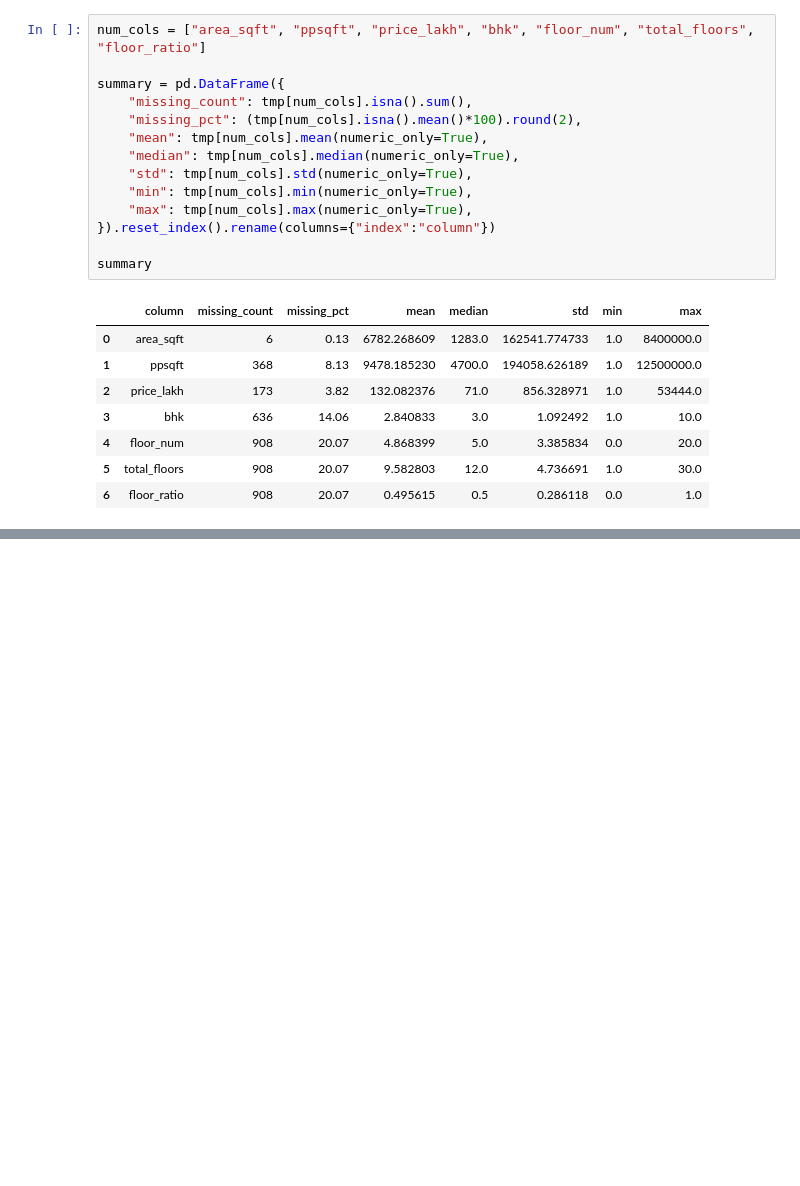
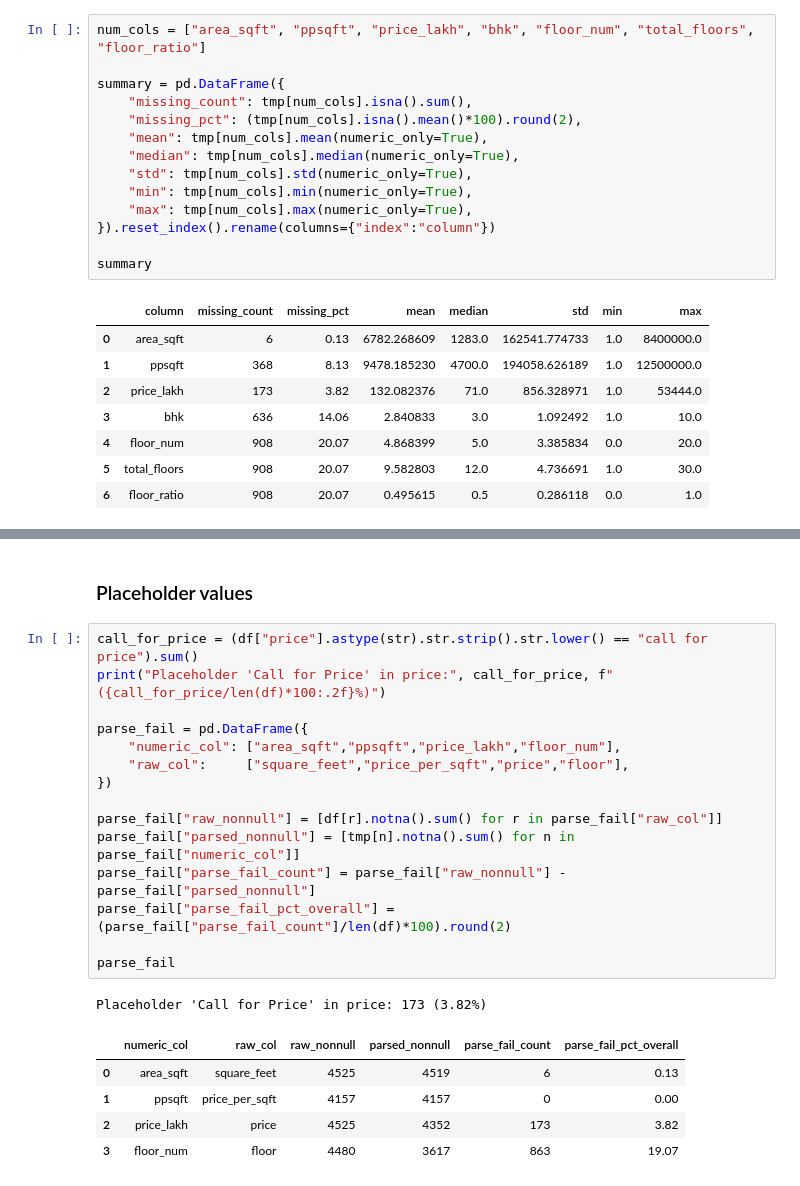
Before and after one commit to DanielNguyen-05/Analysis_Dataset, a Jupyter notebook: notebooks/01_data_exploration.ipynb, the cells around one changed output, grey strips where cells are left out. Drawn from its saved outputs; the diff is of its cells as text; blank space fills up the shorter version.

```diff
--- a/notebooks/01_data_exploration.ipynb
+++ b/notebooks/01_data_exploration.ipynb
@@ -470,0 +701,24 @@ plt.show()
+# %% [markdown]
+### Placeholder values
+# %%
+call_for_price = (df["price"].astype(str).str.strip().str.lower() == "call for price").sum()
+print("Placeholder 'Call for Price' in price:", call_for_price, f"({call_for_price/len(df)*100:.2f}%)")
+
+parse_fail = pd.DataFrame({
+    "numeric_col": ["area_sqft","ppsqft","price_lakh","floor_num"],
+    "raw_col":     ["square_feet","price_per_sqft","price","floor"],
+})
+
+parse_fail["raw_nonnull"] = [df[r].notna().sum() for r in parse_fail["raw_col"]]
+parse_fail["parsed_nonnull"] = [tmp[n].notna().sum() for n in parse_fail["numeric_col"]]
+parse_fail["parse_fail_count"] = parse_fail["raw_nonnull"] - parse_fail["parsed_nonnull"]
+parse_fail["parse_fail_pct_overall"] = (parse_fail["parse_fail_count"]/len(df)*100).round(2)
+
+parse_fail
+# %% [output]
+Placeholder 'Call for Price' in price: 173 (3.82%)
+|  | numeric_col | raw_col | raw_nonnull | parsed_nonnull | parse_fail_count | parse_fail_pct_overall |
+| 0 | area_sqft | square_feet | 4525 | 4519 | 6 | 0.13 |
+| 1 | ppsqft | price_per_sqft | 4157 | 4157 | 0 | 0.00 |
+| 2 | price_lakh | price | 4525 | 4352 | 173 | 3.82 |
+| 3 | floor_num | floor | 4480 | 3617 | 863 | 19.07 |
```
Also changed, not shown: parts of 14 cells of this notebook.
